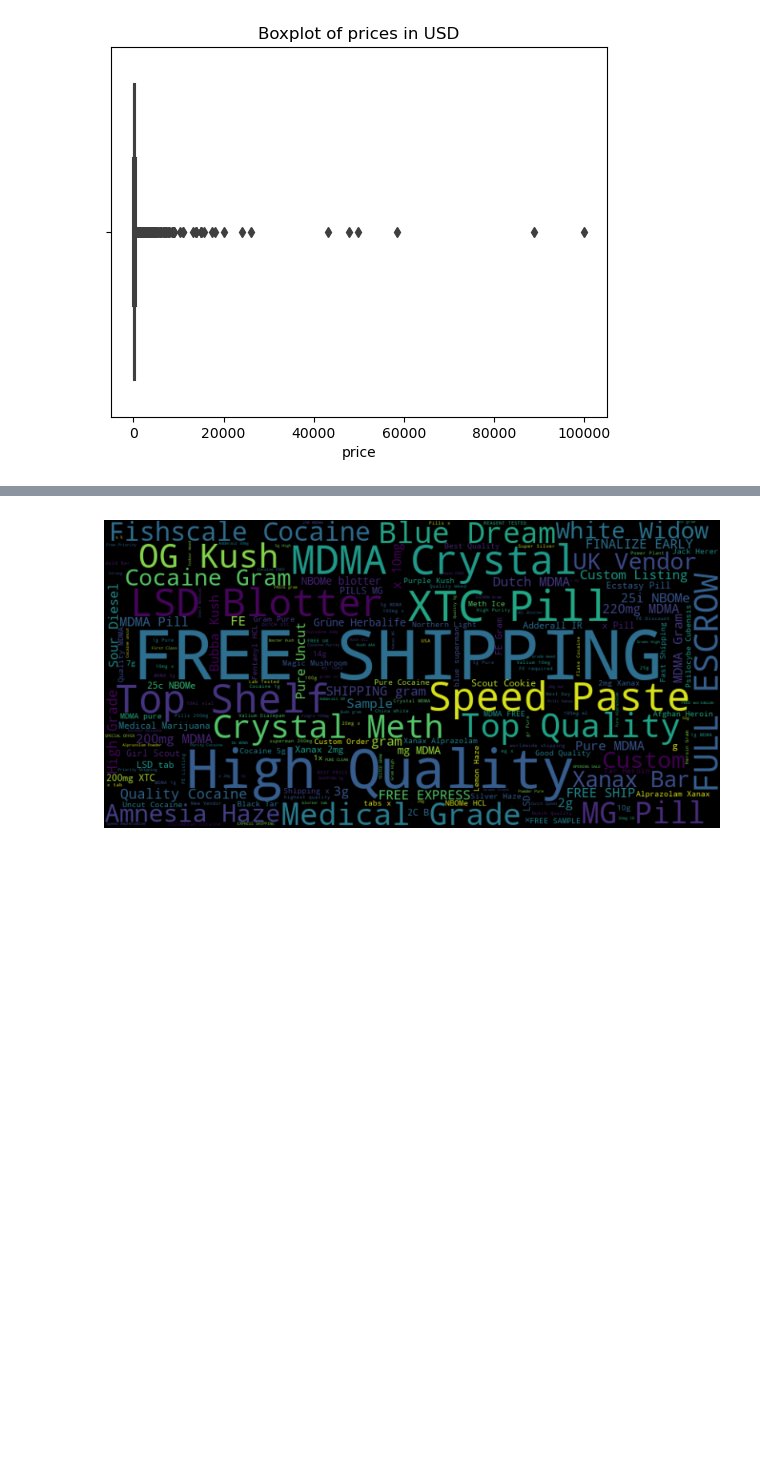
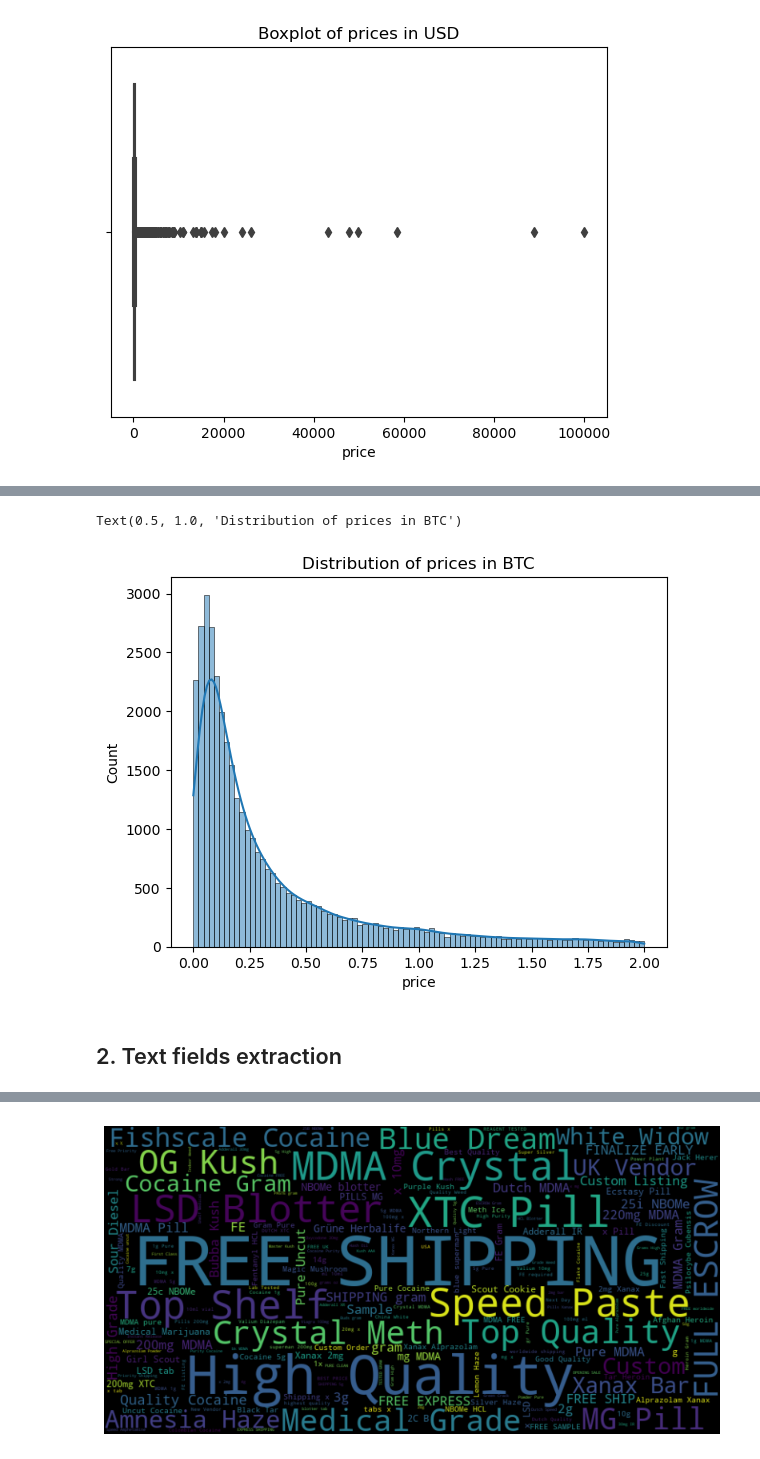
Before and after one commit to davide-beltrame/cybercrime-aho, a Jupyter notebook: main.ipynb, the cells around one changed output, grey strips where cells are left out. Cells and saved outputs as stored; diff of their text form; code cells hidden in the pictures; blank space fills up the shorter version.

```diff
--- a/main.ipynb
+++ b/main.ipynb
@@ -372,0 +481,9 @@ Text(0.5, 1.0, 'Distribution of prices in USD')
+# %%
+# we plot the distribution of the price column
+sns.histplot(df_btc['price'], kde=True)
+plt.title('Distribution of prices in BTC')
+# %% [output]
+Text(0.5, 1.0, 'Distribution of prices in BTC')
+[figure, added]
+# %% [markdown]
+## 2. Text fields extraction
```
Also changed, not shown: parts of 27 cells of this notebook.
